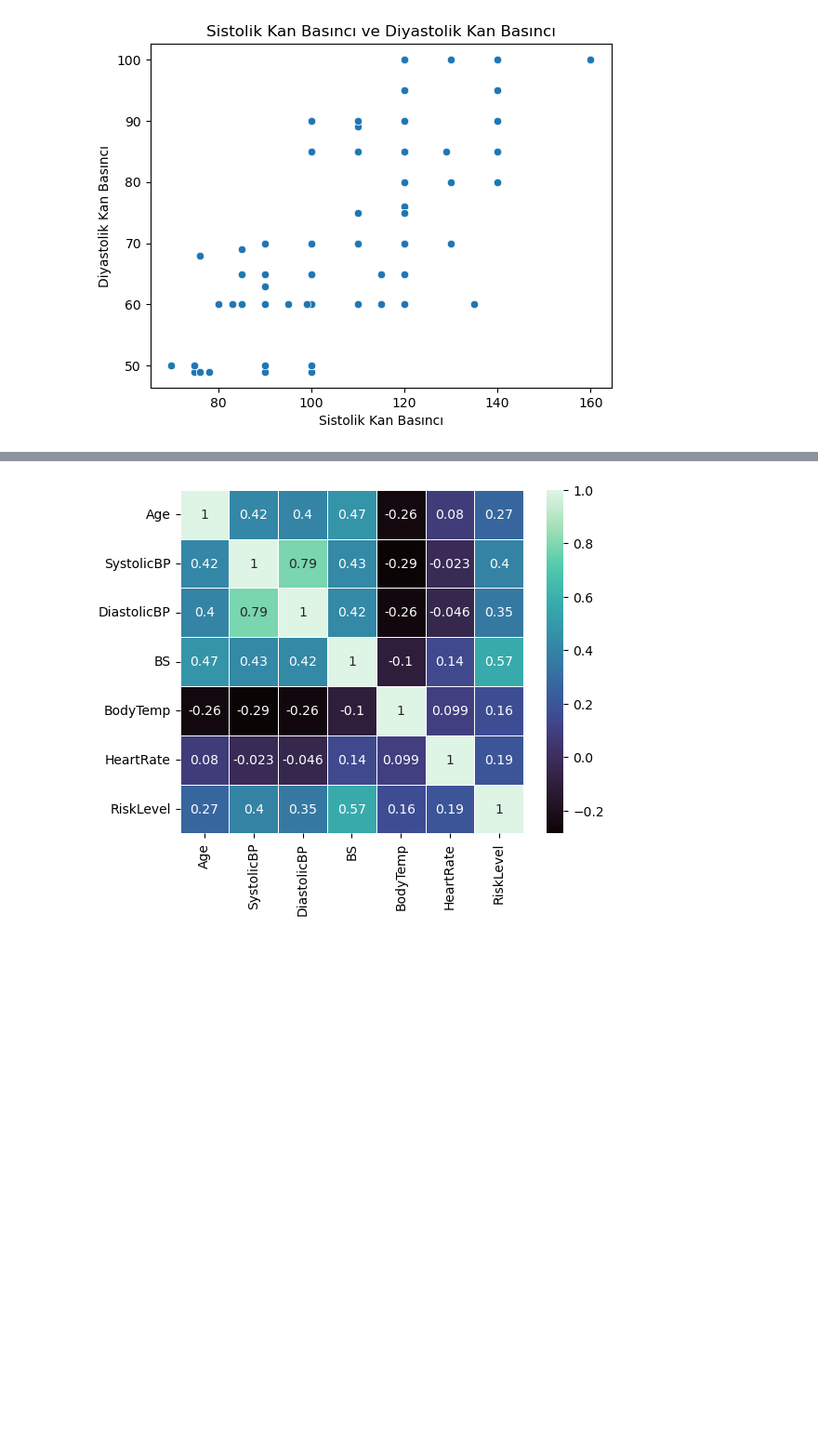
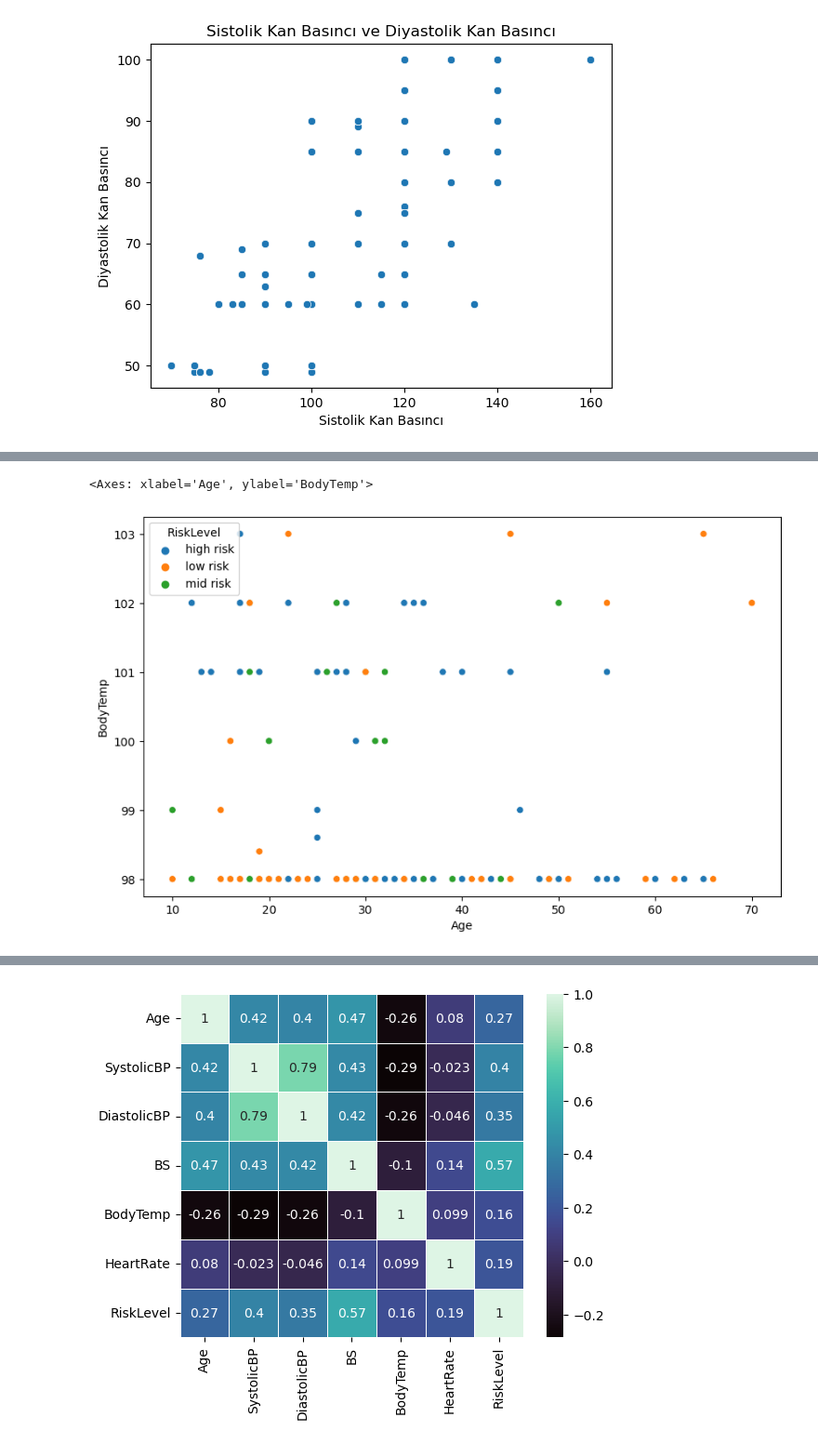
Before and after one commit to alegron-exe/maternal_health_risk, a Jupyter notebook: maternal_health_risk.ipynb, the cells around one changed output, grey strips where cells are left out. Shown at 93% size. Drawn from its saved outputs; the diff is of its cells as text; code cells hidden in the pictures; blank space fills up the shorter version.

```diff
--- a/maternal_health_risk.ipynb
+++ b/maternal_health_risk.ipynb
@@ -238,0 +261,6 @@ plt.title("Sistolik Kan Basıncı ve Diyastolik Kan Basıncı");
+# %%
+plt.figure(figsize=(10,6))
+sns.scatterplot(data=data,hue='RiskLevel',x=data.Age,y='BodyTemp')
+# %% [output]
+<Axes: xlabel='Age', ylabel='BodyTemp'>
+[figure, added]
```
Also changed, not shown: parts of 40 cells of this notebook.
